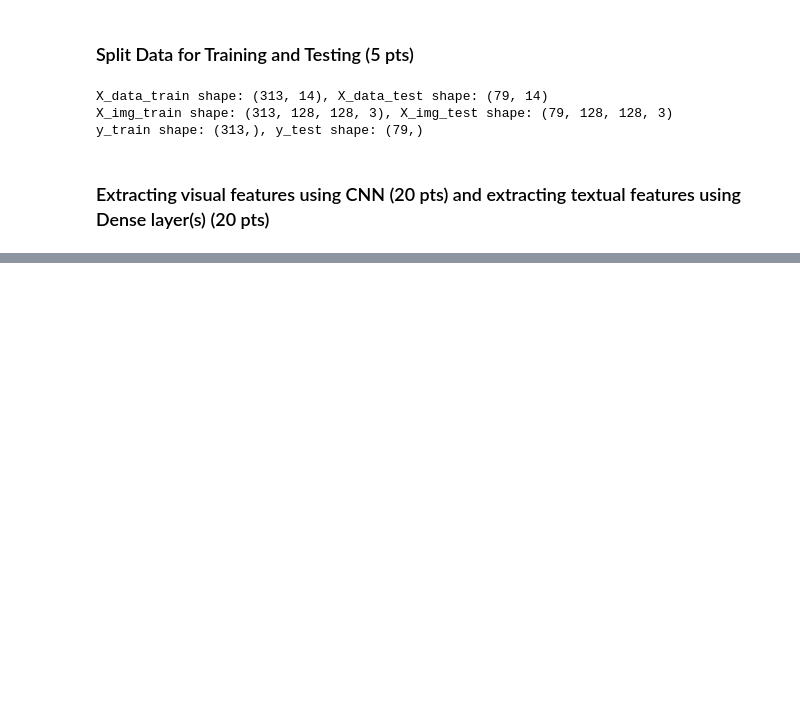
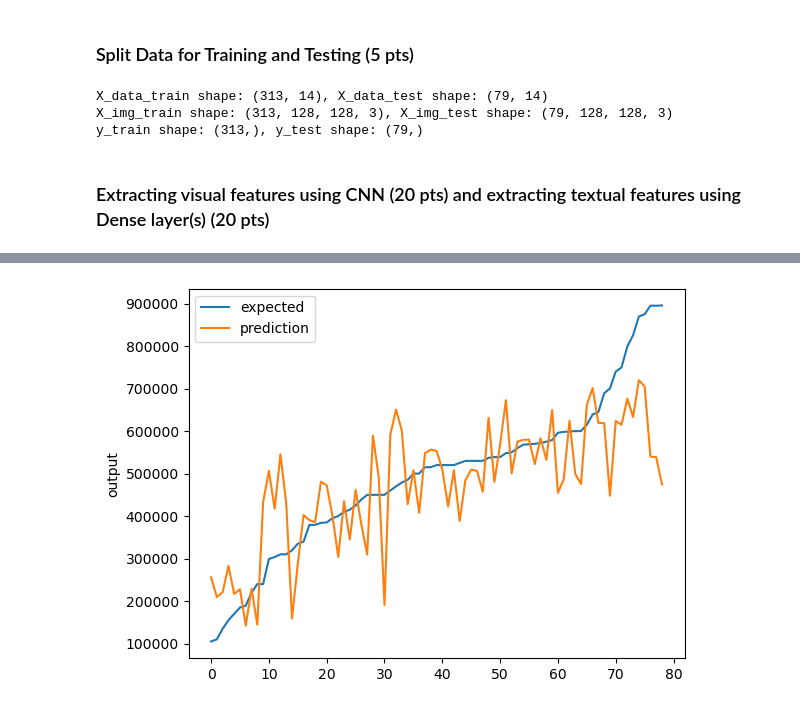
Before and after one commit to williamlorence/CSC180-Project-3, a Jupyter notebook: Project 3/Project3.ipynb, the cells around one changed output, grey strips where cells are left out. Saved outputs shown, nothing was run; the diff lists cells and outputs as text; code cells hidden in the pictures; blank space fills up the shorter version.

```diff
--- a/Project 3/Project3.ipynb
+++ b/Project 3/Project3.ipynb
@@ -400,0 +413,14 @@ plt.show()
+# %%
+def chart_regression(pred,y,sort=True):
+    t = pd.DataFrame({'pred' : pred, 'y' : y})
+    if sort:
+        t.sort_values(by=['y'],inplace=True)
+    a = plt.plot(t['y'].tolist(),label='expected')
+    b = plt.plot(t['pred'].tolist(),label='prediction')
+    plt.ylabel('output')
+    plt.legend()
+    plt.show()
+
+chart_regression(y_pred.flatten(), y_test, sort=True)
+# %% [output]
+[figure, added]
```
Also changed, not shown: parts of 9 cells of this notebook.
